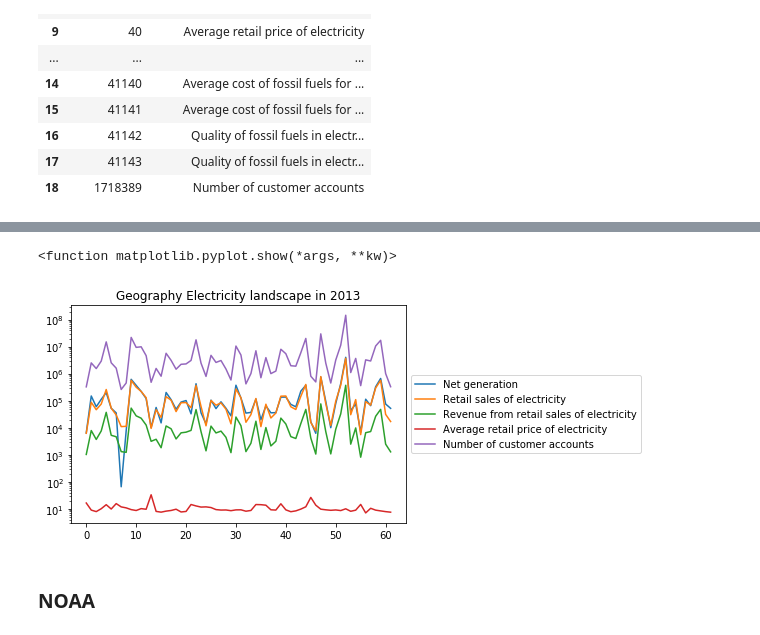
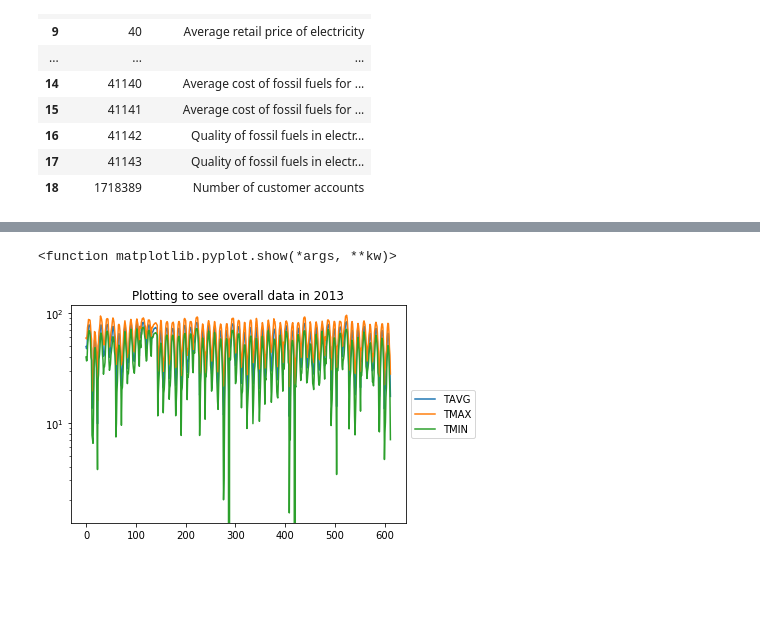
Before and after one commit to megiza/First_CapstoneProject, a Jupyter notebook: Project1.ipynb, the cells around one changed output, grey strips where cells are left out. Drawn from its saved outputs; the diff is of its cells as text; code cells hidden in the pictures; blank space fills up the shorter version.

Commit message:
Incudling temperature sample data set from NOAA

```diff
--- a/Project1.ipynb
+++ b/Project1.ipynb
@@ -209,0 +282,6 @@ Number of customer accounts - OK
+# %%
+#Exploring available monthly data
+dataset_id='GSOM'
+url='https://www.ncdc.noaa.gov/cdo-web/api/v2/datasets/'+dataset_id
+json_data=get_data_from_NOAA(url)
+json_data
@@ -209,0 +294,9 @@ Number of customer accounts - OK
+# %%
+#Fetch all U.S. State ids
+def get_stateids_noaa():
+    url='https://www.ncdc.noaa.gov/cdo-web/api/v2/locations?locationcategoryid=ST&limit=60'
+    json_data=get_data_from_NOAA(url)
+    locations_IDs=json_normalize(json_data['results'])
+    locationID_list=list(locations_IDs['id'])
+    return locations_IDs
+#locationID_list
@@ -209,0 +323,12 @@ Number of customer accounts - OK
+# %%
+#Exploring Datatypes from Global Summanary of Month Dataset GSOM
+dataset_id='GSOM'
+location_id='FIPS:01'
+start_date='2013-01-01'
+end_date='2013-01-31'
+limit='1000'
+units='standard'
+url='https://www.ncdc.noaa.gov/cdo-web/api/v2/data?datasetid='+dataset_id+'&locationid='+location_id+'&units='+units+'&startdate='+start_date+'&enddate='+end_date+'&limit='+limit
+json_data=get_data_from_NOAA(url)
+a=json_normalize(json_data['results'])
+a.groupby(by=['date','datatype'])['value'].mean()
@@ -209,0 +398,11 @@ Number of customer accounts - OK
+# %%
+#Fetching selected Datatypes from Global Summary of Month Dataset GSOM
+dataset_id='GSOM'
+datatype_id='TAVG, TMAX, TMIN'
+limit='1000' #1000 is the higher limit accepted by the APY
+units='standard'
+st_year=2013
+end_year=2013
+
+df_data_temperature=get_noaa_data2(dataset_id, datatype_id, limit, units, st_year,end_year)
+df_data_temperature.head()
@@ -210,12 +432,10 @@ Number of customer accounts - OK
 # %%
-#Geography Electricity landscape in 2013
+#Plotting to see overall data in 2013
 
-plot1=df_data.plot(logy=True, title='Geography Electricity landscape in 2013')
+plot1=df_data_temperature.plot(logy=True, title='Plotting to see overall data in 2013')
 plot1.legend(loc='center left', bbox_to_anchor=(1, 0.5))
 #plot1.legend(loc='upper center', bbox_to_anchor=(0.5, -0.05), fancybox=True, shadow=True, ncol=5)
 plt.show
 # %% [output]
 <function matplotlib.pyplot.show(*args, **kw)>
-[figure, old version]
+[figure, new version]
-# %% [markdown]
-### NOAA
```
Also changed, not shown: parts of 34 cells of this notebook.
